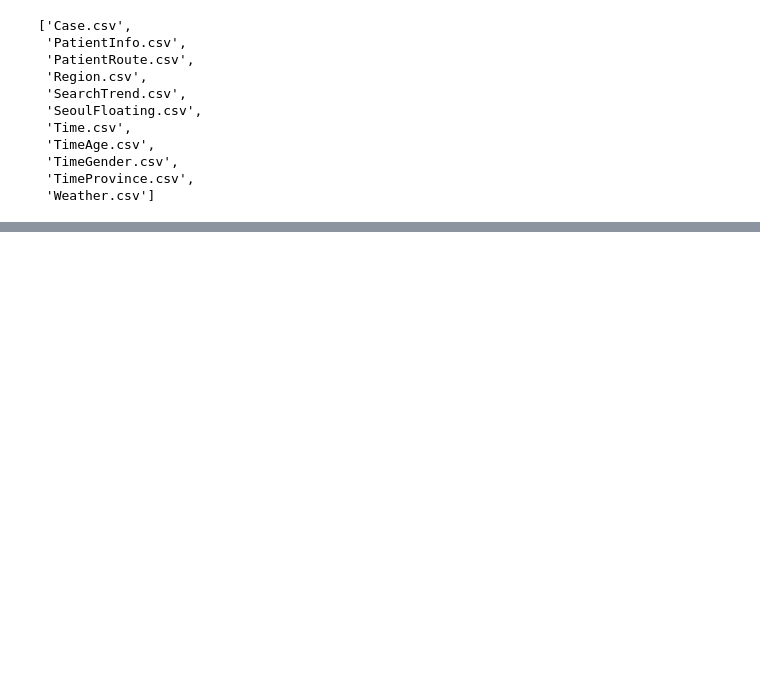
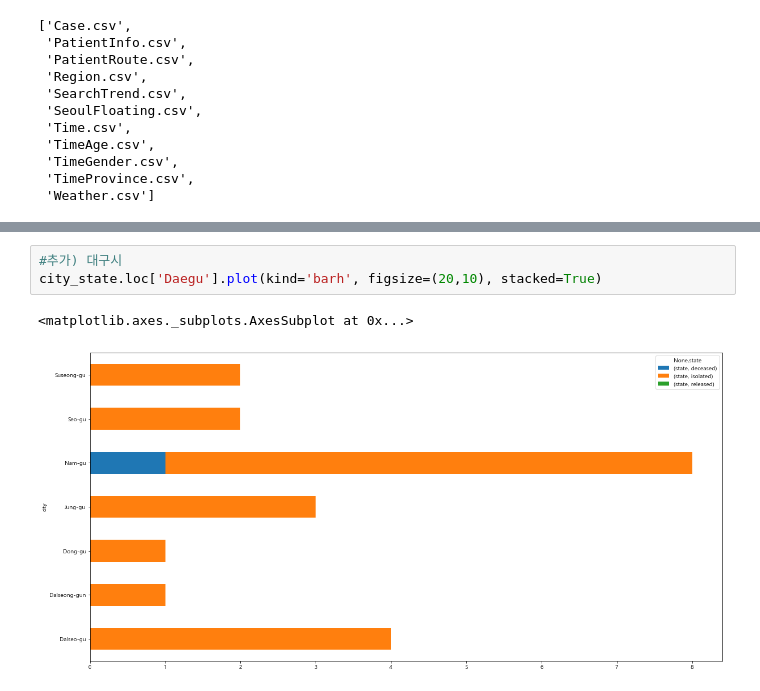
Before and after one commit to chan157/DACON_COVID, a Jupyter notebook: Basic_Visualization.ipynb, the cells around one changed output, grey strips where cells are left out. Saved outputs shown, nothing was run; the diff lists cells and outputs as text; blank space fills up the shorter version.

```diff
--- a/Basic_Visualization.ipynb
+++ b/Basic_Visualization.ipynb
@@ -266,0 +395,6 @@ timeAge
+# %%
+#추가) 대구시
+city_state.loc['Daegu'].plot(kind='barh', figsize=(20,10), stacked=True)
+# %% [output]
+<matplotlib.axes._subplots.AxesSubplot at 0x...>
+[figure, added]
```
Also changed, not shown: parts of 107 cells of this notebook.
